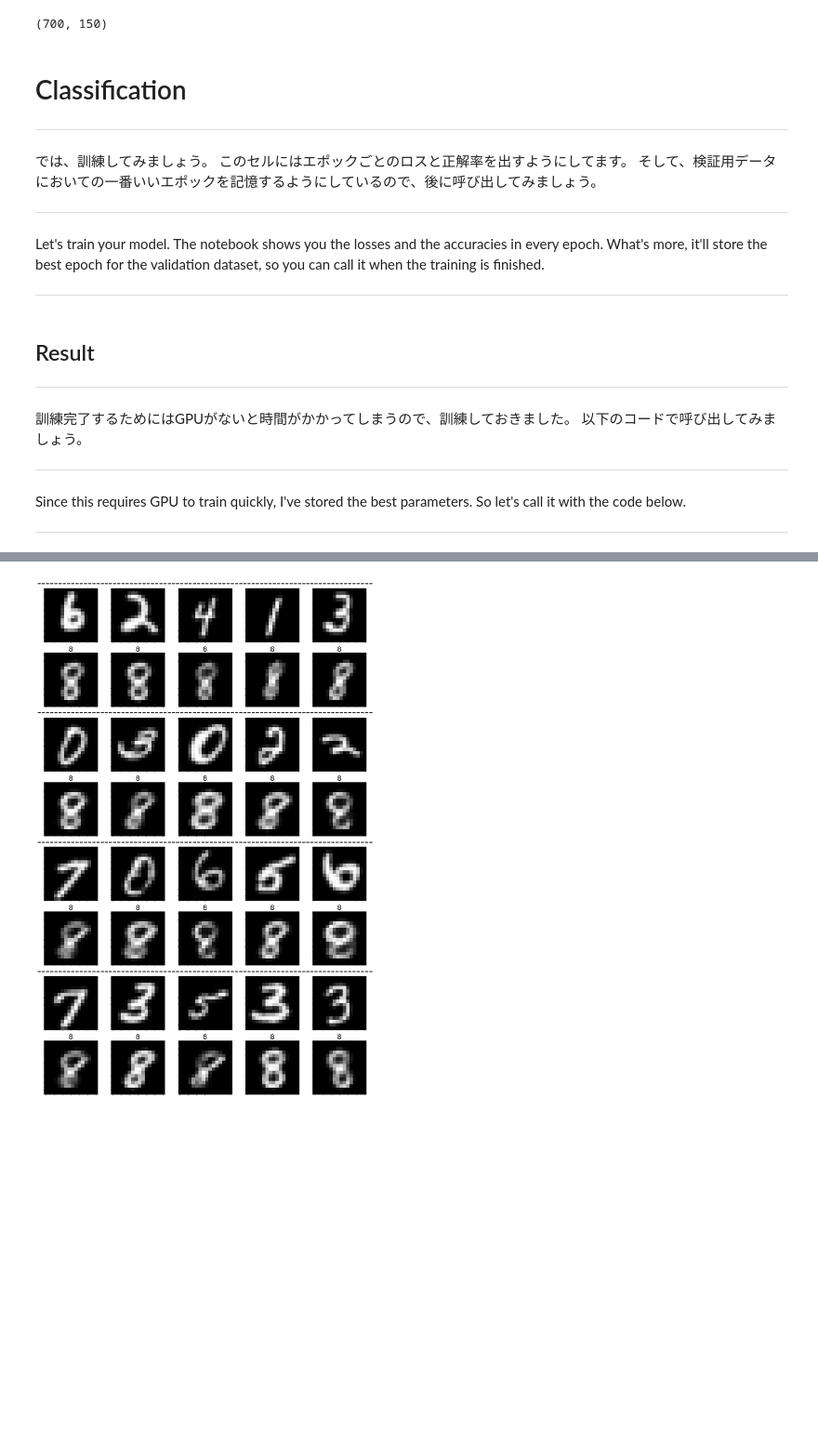
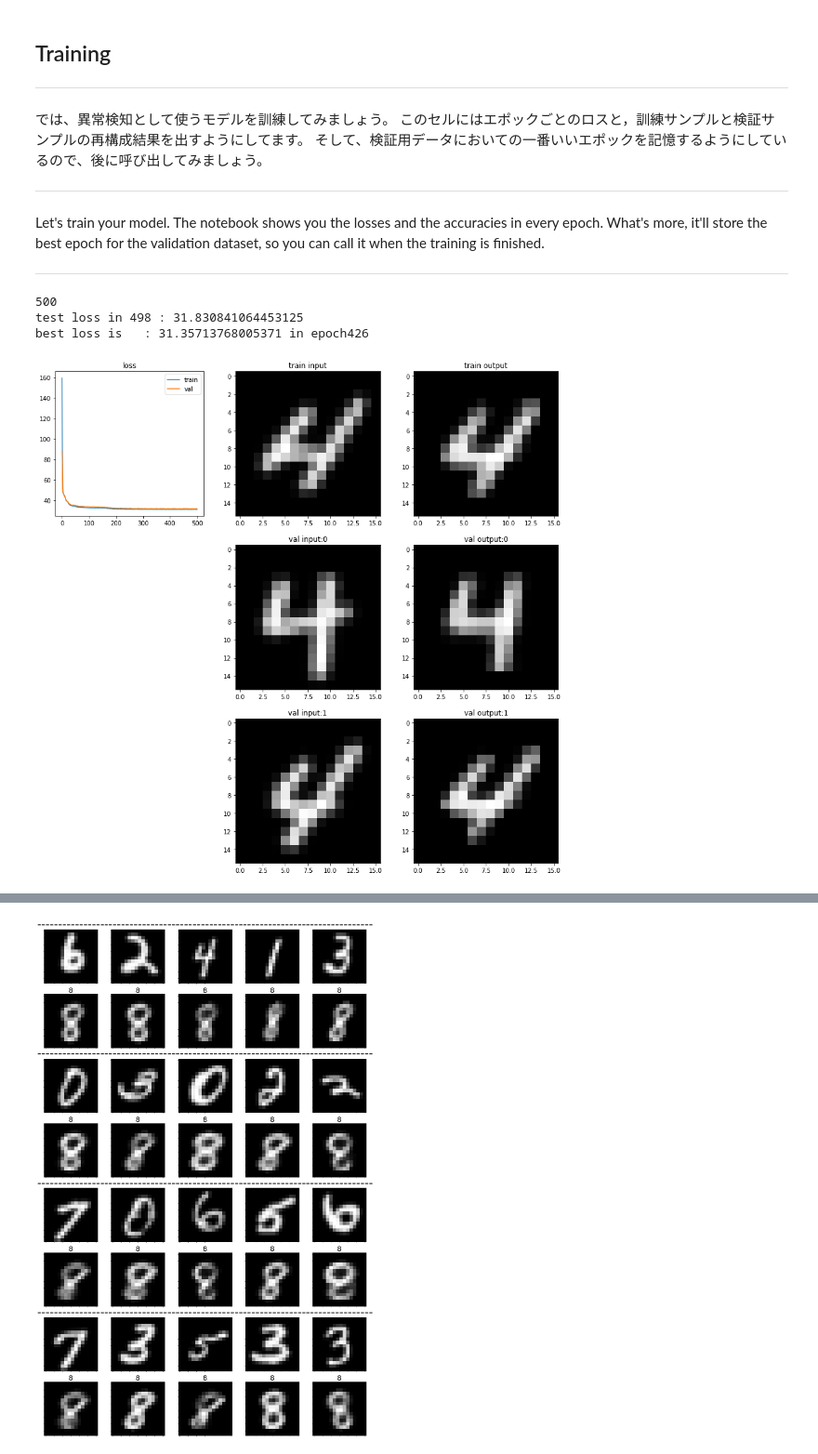
Before and after one commit to shinshoji01/gonken-lesson, a Jupyter notebook: 2021/Autumn/Week_04/notebooks/Assignment.ipynb, the cells around one changed output, grey strips where cells are left out. Shown at 93% size. Cells and saved outputs as stored; diff of their text form; code cells hidden in the pictures; blank space fills up the shorter version.

```diff
--- a/2021/Autumn/Week_04/notebooks/Assignment.ipynb
+++ b/2021/Autumn/Week_04/notebooks/Assignment.ipynb
@@ -27,13 +15,0 @@ classes = tuple(range(10))
-# %%
-dataset = Dataset_MNIST(root, classes, "train", transform["train"])
-display_num = 4
-each_num = int(len(dataset)/len(classes))
-fig = plt.figure(figsize=(30, 15))
-for i in range(display_num):
-    for cl in classes:
-        ax = fig.add_subplot(display_num, len(classes), len(classes)*i+cl+1)
-        index = np.random.randint(0,each_num)+cl*each_num
-        x, label = dataset[index]
-        ax.imshow(image_from_output(x)[0])
-        ax.tick_params(labelbottom=False, labelleft=False, labelright=False, labeltop=False)
-        ax.set_title(f"{cl}", fontsize=20)
@@ -70,24 +48,36 @@ This is the preparation of the dataset. `Dataloader` combines the individual dat
 # %%
-# ----- adjustable parameters ----- #
+# Models
+bfeatures = 16
+n_layers = 3
+z_dim = 3
+device = "cpu"
+net = VAE(z_dim=z_dim, nch_input=1, nch=bfeatures, device=device, image_shape=(16, 16), n_layers=n_layers).to(device)
+net.apply(weights_init)
+
+# Training
+lr = 0.001 # learning rate
+epoch_num = 501 # the number of epochs
+save_parameter = True # do you wanna save parameters ?
+test_interval = 3 # the interval among validation check
+optimizer = optim.Adam(net.parameters(), lr=lr)
+scheduler = optim.lr_scheduler.ExponentialLR(optimizer, gamma=0.99)
+
+# Dataset
+root = "../dataset/MNIST/"
 train_batch = 32
 val_batch = 32
 each_datanum = 1000
-source_number = 8
-# --------------------------------- #
-
 numbers = tuple(list([source_number]))
 dataset = Dataset_MNIST(root, numbers, "train", transform["train"], each_datanum=each_datanum)
 dataloader = torch.utils.data.DataLoader(dataset=dataset, batch_size=train_batch, shuffle=True)
 valset = Dataset_MNIST(root, numbers, "val", transform["test"], each_datanum=each_datanum)
 valloader = torch.utils.data.DataLoader(dataset=valset, batch_size=val_batch, shuffle=False)
-len(dataset), len(valset)
+fixed_image = dataset[100][0].unsqueeze(0)
-# %% [output]
-(700, 150)
 # %% [markdown]
-# Classification
+## Training
 ---
-では、訓練してみましょう。
-このセルにはエポックごとのロスと正解率を出すようにしてます。
+では、異常検知として使うモデルを訓練してみましょう。
+このセルにはエポックごとのロスと，訓練サンプルと検証サンプルの再構成結果を出すようにしてます。
 そして、検証用データにおいての一番いいエポックを記憶するようにしているので、後に呼び出してみましょう。
 
 ---
@@ -102,5 +89,5 @@ fixed_image = dataset[100][0].unsqueeze(0)
 # %%
-train = False
+train = True
 
 if train:
     losses_epoch = []
@@ -137,47 +124,42 @@ if train:
         if save_parameter:
             if epoch%test_interval==0:
                 torch.save(net.state_dict(),
-                           f"../instant_parameters/VAE_MNIST_ndim{z_dim}_nch{nch}_lr{lr}_source{source_number}_epoch{epoch}.pth")
+                           f"../instant_parameters/VAE_MNIST_ndim{z_dim}_nch{bfeatures}_lr{lr}_source{source_number}_epoch{epoch}.pth")
 
         width = 3
         val_num = 2
         height = 1 + val_num
 
         fig = plt.figure(figsize=(5*width,5*height))
         ax = fig.add_subplot(height,width,1)
         ax.plot(losses_epoch, label="train")
         ax.plot(np.arange(epoch//test_interval+1)*test_interval, losses_epoch_test, label="val")
         ax.legend()
         ax.set_title('loss')
         net.eval()
         fixed_output, _ = net(fixed_image)
 
         ax = fig.add_subplot(height,width,2)
         M = image_from_output(fixed_image)[0]
         ax.imshow(M)
         ax.set_title("train input")
         ax = fig.add_subplot(height,width,3)
         M = image_from_output(fixed_output)[0]
         ax.imshow(M)
         ax.set_title("train output")
         for i in range(val_num):
             ax = fig.add_subplot(height,width,3+i*3+2)
             idx = len(valset)//val_num*i
             M = image_from_output(torch.tensor(inputs[idx:idx+1]))[0]
             ax.imshow(M)
             ax.set_title(f"val input:{i}")
             ax = fig.add_subplot(height,width,3+i*3+3)
             M = image_from_output(torch.tensor(outputs[idx:idx+1]))[0]
             ax.imshow(M)
             ax.set_title(f"val output:{i}")
         plt.show()
+# %% [output]
+500
+test loss in 498 : 31.830841064453125
+best loss is   : 31.35713768005371 in epoch426
+[figure, added]
-# %% [markdown]
-## Result
----
-訓練完了するためにはGPUがないと時間がかかってしまうので、訓練しておきました。
-以下のコードで呼び出してみましょう。
-
----
-Since this requires GPU to train quickly, I've stored the best parameters. So let's call it with the code below.
-
----
```
Also changed, not shown: parts of 34 cells of this notebook, 8 other files.
